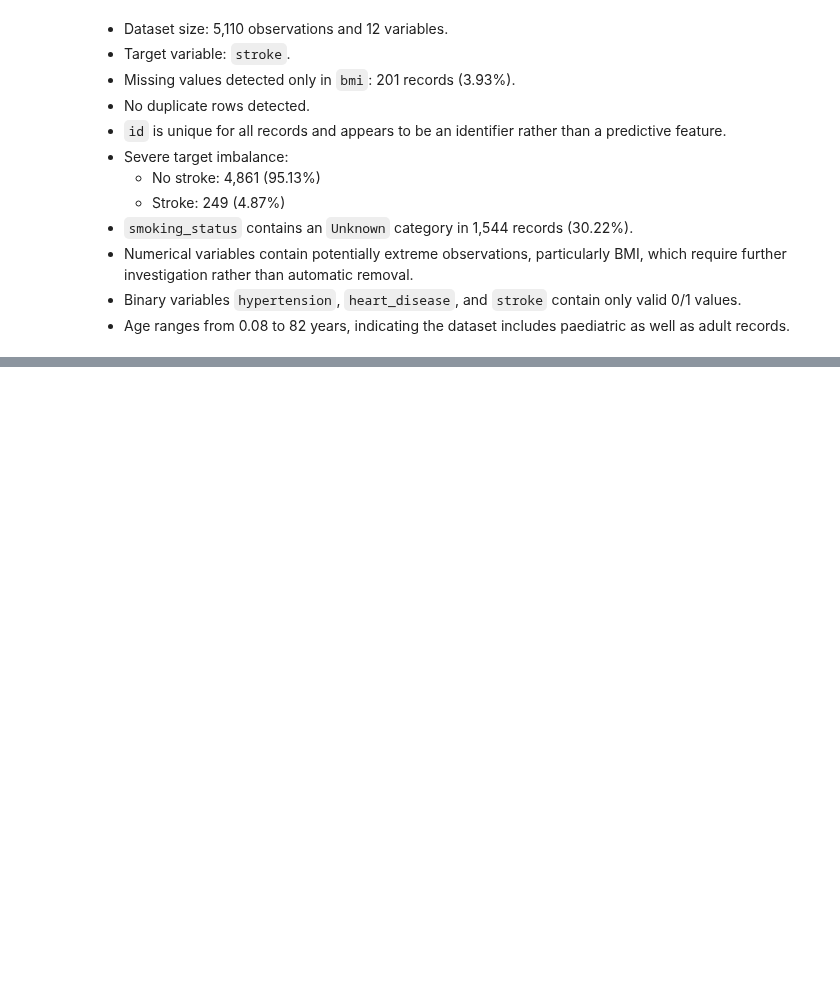
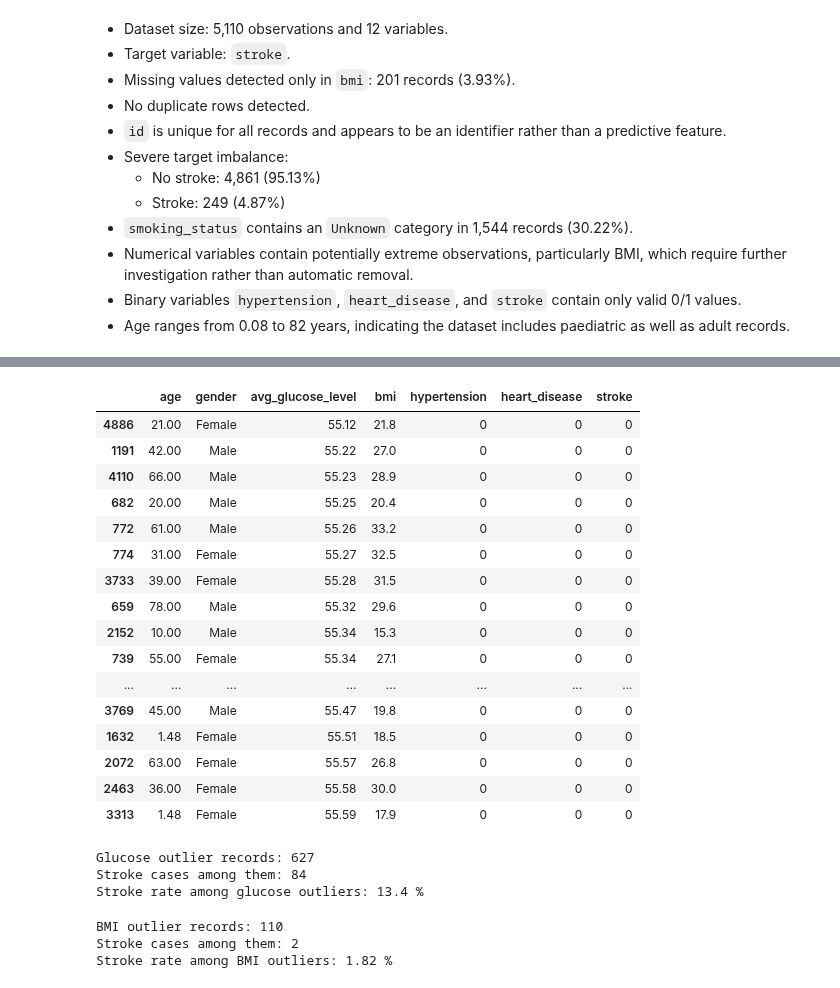
Before and after one commit to shreyarathore27/StrokeSure, a Jupyter notebook: notebooks/01_dataset_audit.ipynb, the cells around one changed output, grey strips where cells are left out. Cells and saved outputs as stored; diff of their text form; code cells hidden in the pictures; blank space fills up the shorter version.

```diff
--- a/notebooks/01_dataset_audit.ipynb
+++ b/notebooks/01_dataset_audit.ipynb
@@ -248,0 +365,65 @@ Name: proportion, dtype: float64
+# %%
+df.sort_values("avg_glucose_level")[
+    ["age", "gender", "avg_glucose_level", "bmi",
+     "hypertension", "heart_disease", "stroke"]
+].head(20)
+# %% [output]
+|  | age | gender | avg_glucose_level | bmi | hypertension | heart_disease | stroke |
+| 4886 | 21.00 | Female | 55.12 | 21.8 | 0 | 0 | 0 |
+| 1191 | 42.00 | Male | 55.22 | 27.0 | 0 | 0 | 0 |
+| 4110 | 66.00 | Male | 55.23 | 28.9 | 0 | 0 | 0 |
+| 682 | 20.00 | Male | 55.25 | 20.4 | 0 | 0 | 0 |
+| 772 | 61.00 | Male | 55.26 | 33.2 | 0 | 0 | 0 |
+| 774 | 31.00 | Female | 55.27 | 32.5 | 0 | 0 | 0 |
+| 3733 | 39.00 | Female | 55.28 | 31.5 | 0 | 0 | 0 |
+| 659 | 78.00 | Male | 55.32 | 29.6 | 0 | 0 | 0 |
+| 2152 | 10.00 | Male | 55.34 | 15.3 | 0 | 0 | 0 |
+| 739 | 55.00 | Female | 55.34 | 27.1 | 0 | 0 | 0 |
+| ... | ... | ... | ... | ... | ... | ... | ... |
+| 3769 | 45.00 | Male | 55.47 | 19.8 | 0 | 0 | 0 |
+| 1632 | 1.48 | Female | 55.51 | 18.5 | 0 | 0 | 0 |
+| 2072 | 63.00 | Female | 55.57 | 26.8 | 0 | 0 | 0 |
+| 2463 | 36.00 | Female | 55.58 | 30.0 | 0 | 0 | 0 |
+| 3313 | 1.48 | Female | 55.59 | 17.9 | 0 | 0 | 0 |
+# %%
+q1 = df["avg_glucose_level"].quantile(0.25)
+q3 = df["avg_glucose_level"].quantile(0.75)
+iqr = q3 - q1
+
+upper_glucose = q3 + 1.5 * iqr
+
+glucose_outliers = df[df["avg_glucose_level"] > upper_glucose]
+
+print("Glucose outlier records:", len(glucose_outliers))
+print("Stroke cases among them:", glucose_outliers["stroke"].sum())
+
+print(
+    "Stroke rate among glucose outliers:",
+    round(glucose_outliers["stroke"].mean() * 100, 2),
+    "%"
+)
+# %% [output]
+Glucose outlier records: 627
+Stroke cases among them: 84
+Stroke rate among glucose outliers: 13.4 %
+# %%
+q1 = df["bmi"].quantile(0.25)
+q3 = df["bmi"].quantile(0.75)
+iqr = q3 - q1
+
+upper_bmi = q3 + 1.5 * iqr
+
+bmi_outliers = df[df["bmi"] > upper_bmi]
+
+print("BMI outlier records:", len(bmi_outliers))
+print("Stroke cases among them:", bmi_outliers["stroke"].sum())
+
+print(
+    "Stroke rate among BMI outliers:",
+    round(bmi_outliers["stroke"].mean() * 100, 2),
+    "%"
+)
+# %% [output]
+BMI outlier records: 110
+Stroke cases among them: 2
+Stroke rate among BMI outliers: 1.82 %
```
Also changed, not shown: parts of 16 cells of this notebook.
